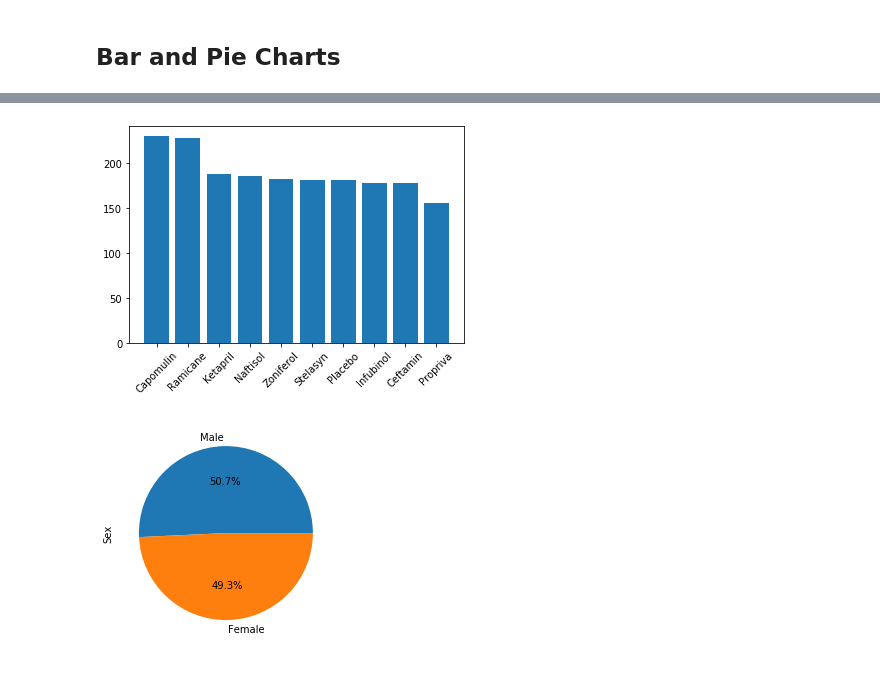
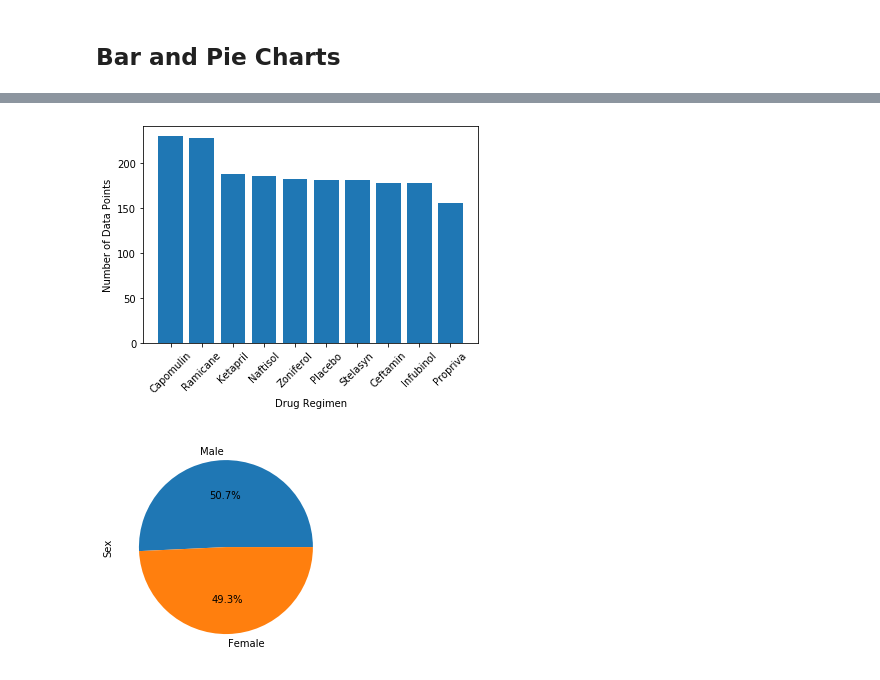
Before and after one commit to Lizbetheli/Matplotlib, a Jupyter notebook: pymaceuticals_starter_code.ipynb, the cells around one changed output, grey strips where cells are left out. Saved outputs shown, nothing was run; the diff lists cells and outputs as text; code cells hidden in the pictures.

```diff
--- a/pymaceuticals_starter_code.ipynb
+++ b/pymaceuticals_starter_code.ipynb
@@ -171,15 +174,15 @@ plt.show()
 # %%
 # Generate a bar plot showing the total number of mice for each treatment throughout the course of the study using pyplot.
 total_mice_plot = clean_data["Drug Regimen"].value_counts()
-#total_mice_plot= clean_data.plot.bar(x='Drug Regimen', y='')
 x_values = total_mice_plot.index.values
 y_values = total_mice_plot.values
-y_values
+plt.xlabel('Drug Regimen')
+plt.ylabel('Number of Data Points')
 plt.bar(x_values, y_values)
 plt.xticks(rotation =45)
 plt.show()
 # %% [output]
-[figure, old version]
+[figure, new version]
 # %%
 # Generate a pie plot showing the distribution of female versus male mice using pandas
 total_mice_pie = clean_data["Sex"].value_counts()
```
Also changed, not shown: parts of 13 cells of this notebook.
